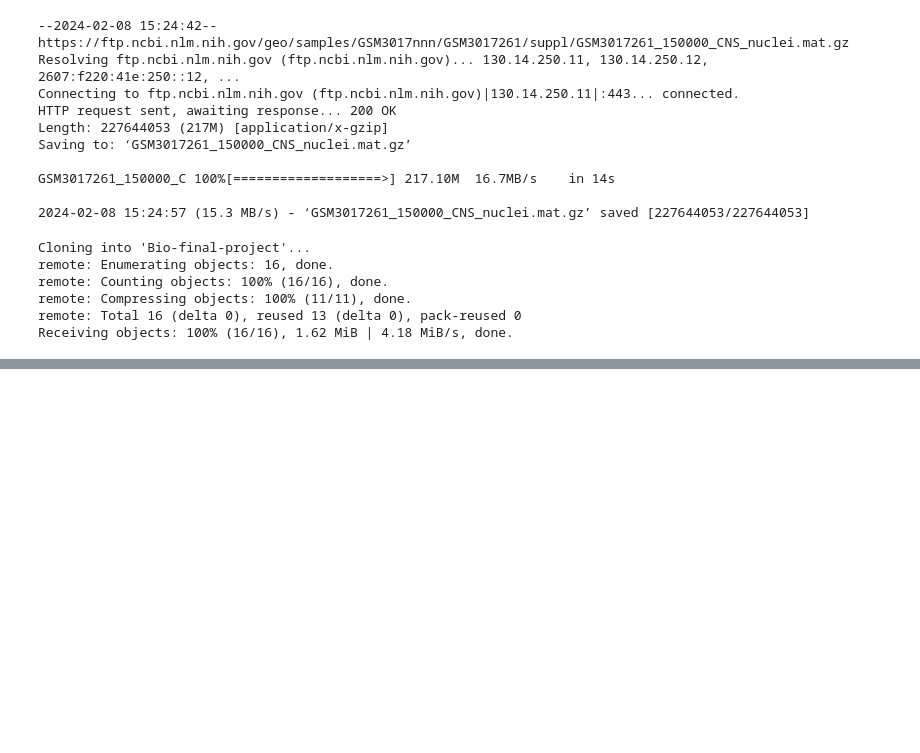
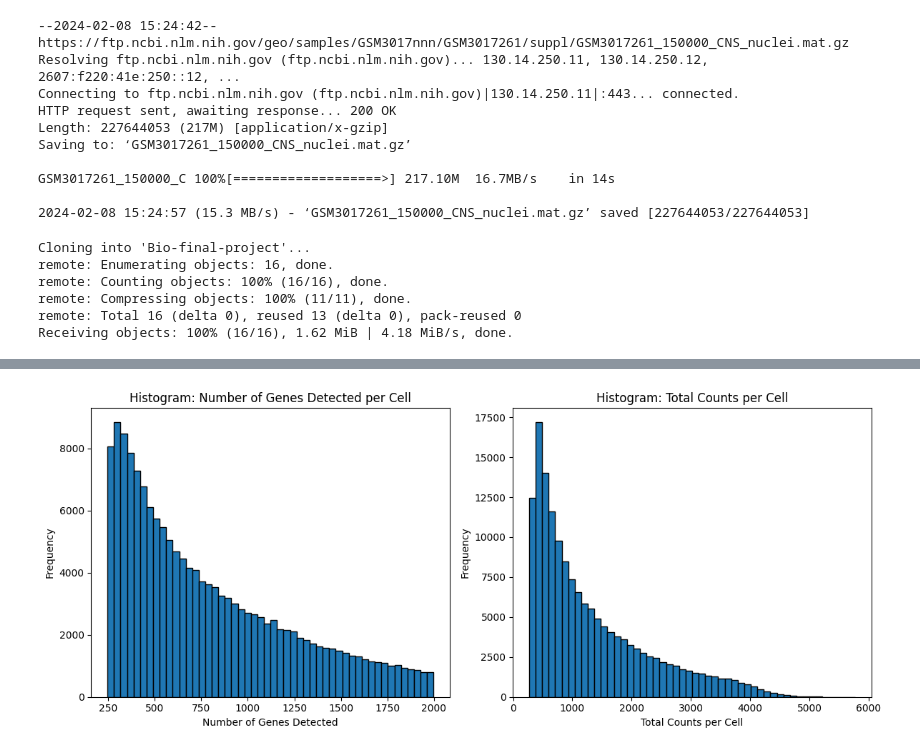
Before and after one commit to IntroductiontoBioinformaticsFall2023/intro-to-bio-sut-final-project, a Jupyter notebook: tasks/task-design-gene-ius-spotting/single-cell.ipynb, the cells around one changed output, grey strips where cells are left out. Drawn from its saved outputs; the diff is of its cells as text; code cells hidden in the pictures; blank space fills up the shorter version.

```diff
--- a/tasks/task-design-gene-ius-spotting/single-cell.ipynb
+++ b/tasks/task-design-gene-ius-spotting/single-cell.ipynb
@@ -247,0 +351,19 @@ Receiving objects: 100% (16/16), 1.62 MiB | 4.18 MiB/s, done.
+# %%
+# Plot histograms of number of genes detected and total counts
+plt.figure(figsize=(12, 5))
+plt.subplot(1, 2, 1)
+plt.hist(adata1.obs['num_genes'], bins=50, edgecolor='black')
+plt.xlabel('Number of Genes Detected')
+plt.ylabel('Frequency')
+plt.title('Histogram: Number of Genes Detected per Cell')
+
+plt.subplot(1, 2, 2)
+plt.hist(adata1.obs['total_counts'], bins=50, edgecolor='black')
+plt.xlabel('Total Counts per Cell')
+plt.ylabel('Frequency')
+plt.title('Histogram: Total Counts per Cell')
+
+plt.tight_layout()
+plt.show()
+# %% [output]
+[figure, added]
```
Also changed, not shown: parts of 6 cells of this notebook.
